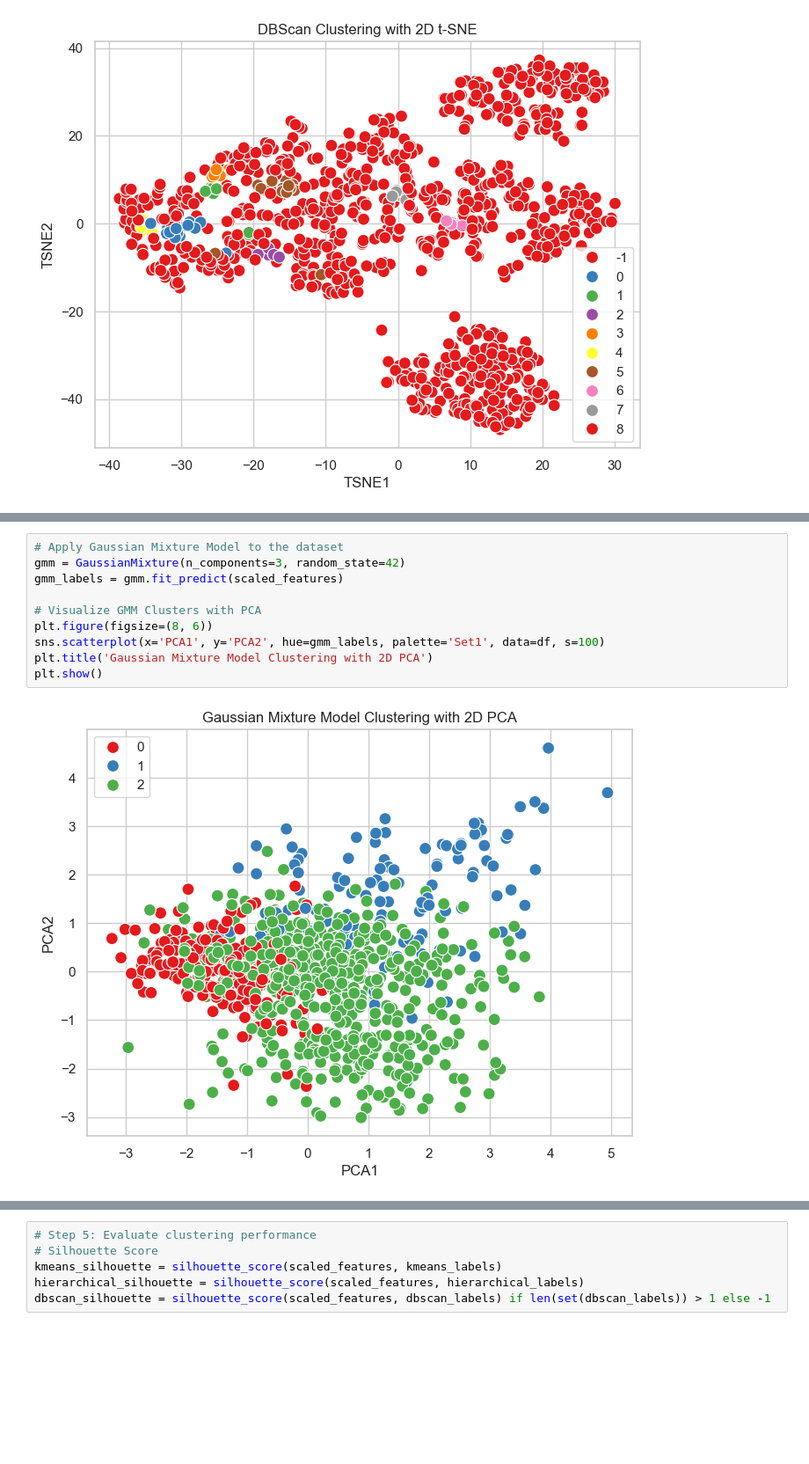
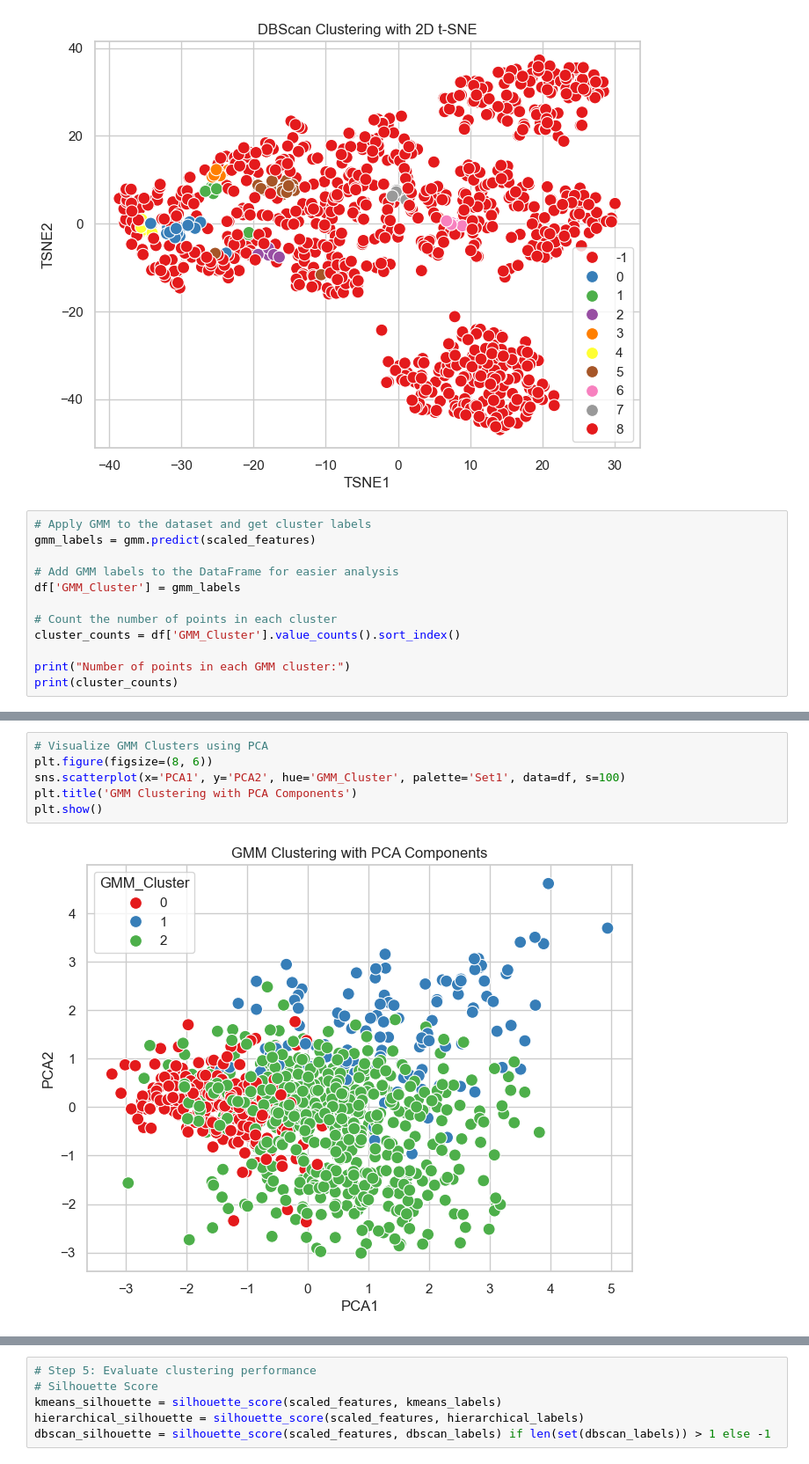
Before and after one commit to ZigaLarissa/heart-disease-analysis, a Jupyter notebook: model.ipynb, the cells around one changed output, grey strips where cells are left out. Shown at 88% size. Cells and saved outputs as stored; diff of their text form; blank space fills up the shorter version.

```diff
--- a/model.ipynb
+++ b/model.ipynb
@@ -330,3 +330,15 @@ plt.title('DBScan Clustering with 2D t-SNE')
 plt.show()
 # %% [output]
 [figure]
+# %%
+# Apply GMM to the dataset and get cluster labels
+gmm_labels = gmm.predict(scaled_features)
+
+# Add GMM labels to the DataFrame for easier analysis
+df['GMM_Cluster'] = gmm_labels
+
+# Count the number of points in each cluster
+cluster_counts = df['GMM_Cluster'].value_counts().sort_index()
+
+print("Number of points in each GMM cluster:")
+print(cluster_counts)
@@ -333,12 +380,8 @@ plt.show()
 # %%
-# Apply Gaussian Mixture Model to the dataset
-gmm = GaussianMixture(n_components=3, random_state=42)
-gmm_labels = gmm.fit_predict(scaled_features)
-
-# Visualize GMM Clusters with PCA
+# Visualize GMM Clusters using PCA
 plt.figure(figsize=(8, 6))
-sns.scatterplot(x='PCA1', y='PCA2', hue=gmm_labels, palette='Set1', data=df, s=100)
-plt.title('Gaussian Mixture Model Clustering with 2D PCA')
+sns.scatterplot(x='PCA1', y='PCA2', hue='GMM_Cluster', palette='Set1', data=df, s=100)
+plt.title('GMM Clustering with PCA Components')
 plt.show()
 # %% [output]
-[figure, old version]
+[figure, new version]
```
Also changed, not shown: parts of 4 cells of this notebook.
